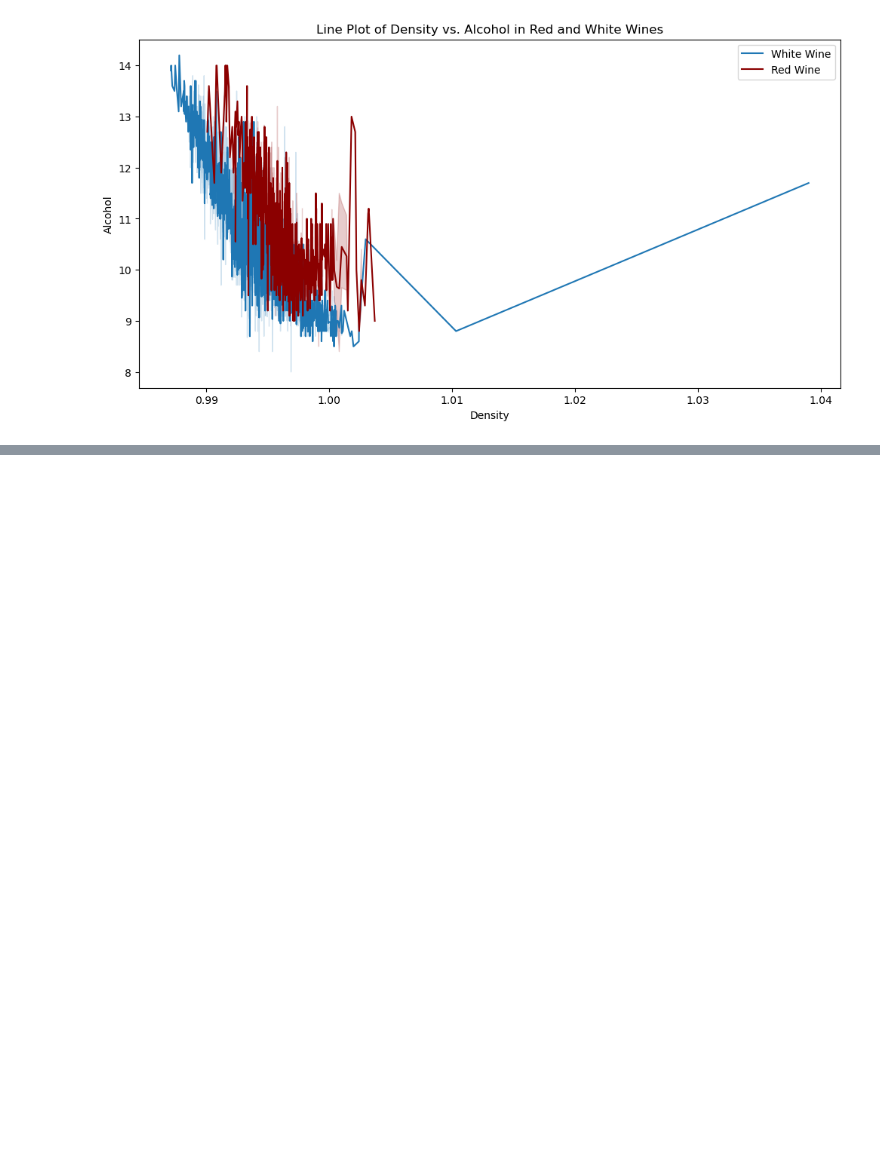
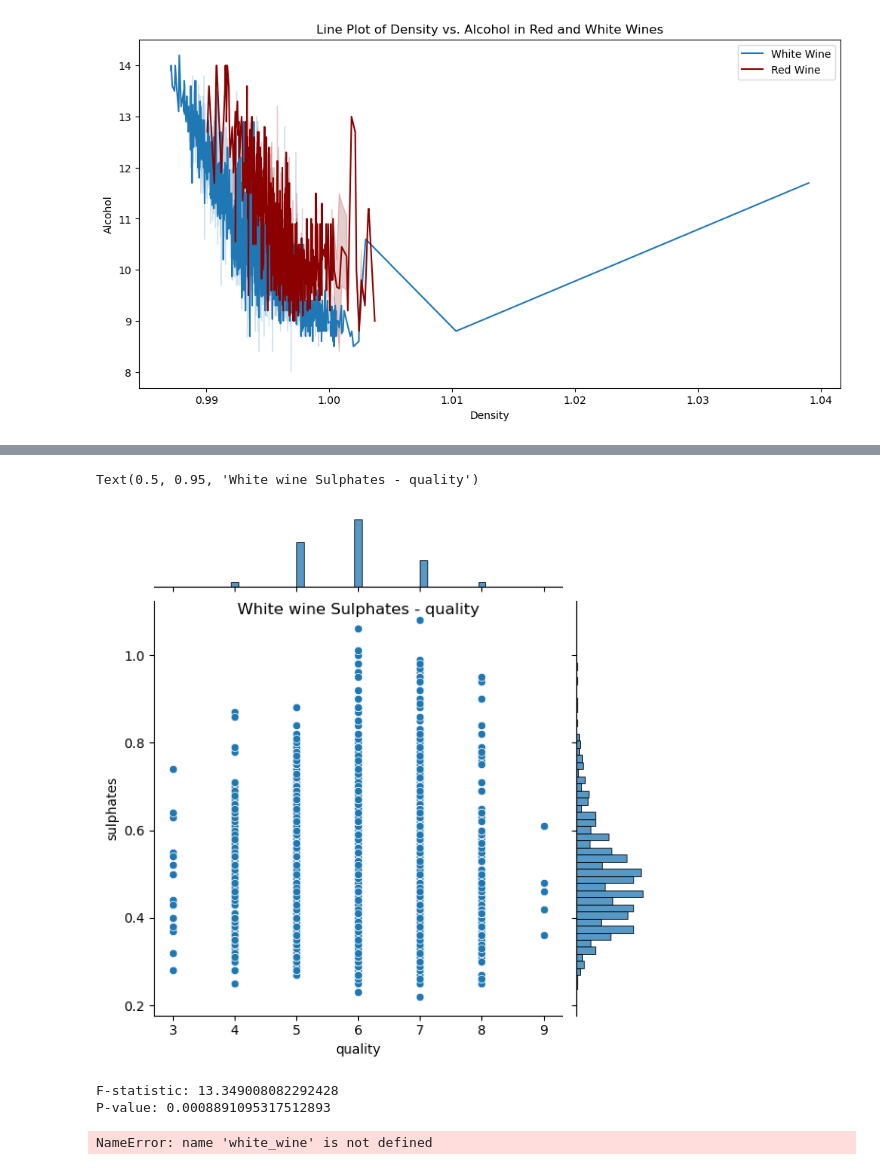
Before and after one commit to novik2713/CAB_Winery_Project, a Jupyter notebook: project2.ipynb, the cells around one changed output, grey strips where cells are left out. Drawn from its saved outputs; the diff is of its cells as text; code cells hidden in the pictures; blank space fills up the shorter version.

```diff
--- a/project2.ipynb
+++ b/project2.ipynb
@@ -565,0 +604,37 @@ plt.show()
+# %%
+joint = sns.jointplot(data=white_wine, x="quality", y="sulphates")
+plt.title('White wine Sulphates - quality', y=0.95)
+# %% [output]
+Text(0.5, 0.95, 'White wine Sulphates - quality')
+[figure, added]
+# %%
+import scipy.stats as stats
+
+def one_way_anova(groups):
+    f_statistic, p_value = stats.f_oneway(*groups)
+
+    return f_statistic, p_value
+group1 = [35, 38, 42, 28, 47]
+group2 = [40, 45, 50, 55, 58]
+group3 = [25, 30, 35, 20, 28]
+
+f_statistic, p_value = one_way_anova([group1, group2, group3])
+print(f"F-statistic: {f_statistic}")
+print(f"P-value: {p_value}")
+# %% [output]
+F-statistic: 13.349008082292428
+P-value: 0.0008891095317512893
+# %%
+
+groups = {}
+for category in white_wine['quality_category'].unique():
+    groups[category] = white_wine[white_wine['quality_category'] == category]['fixed_acidity']
+
+# Perform one-way ANOVA
+f_statistic, p_value = stats.f_oneway(*groups.values())
+
+# Print the results
+print(f"F-statistic: {f_statistic}")
+print(f"P-value: {p_value}")
+# %% [output]
+NameError: name 'white_wine' is not defined
```
Also changed, not shown: parts of 22 cells of this notebook.
